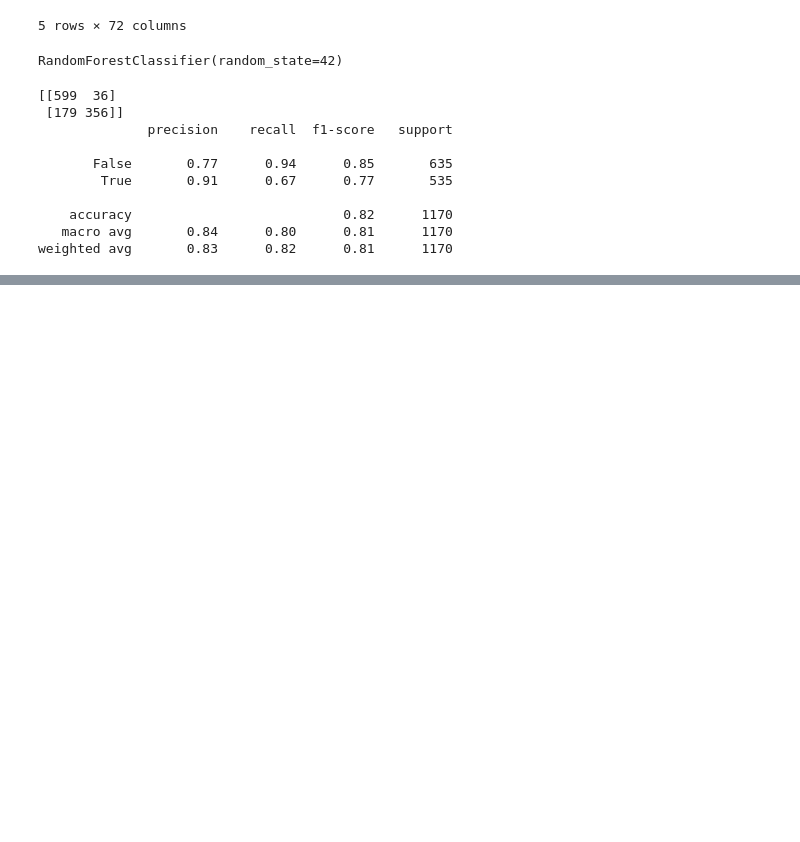
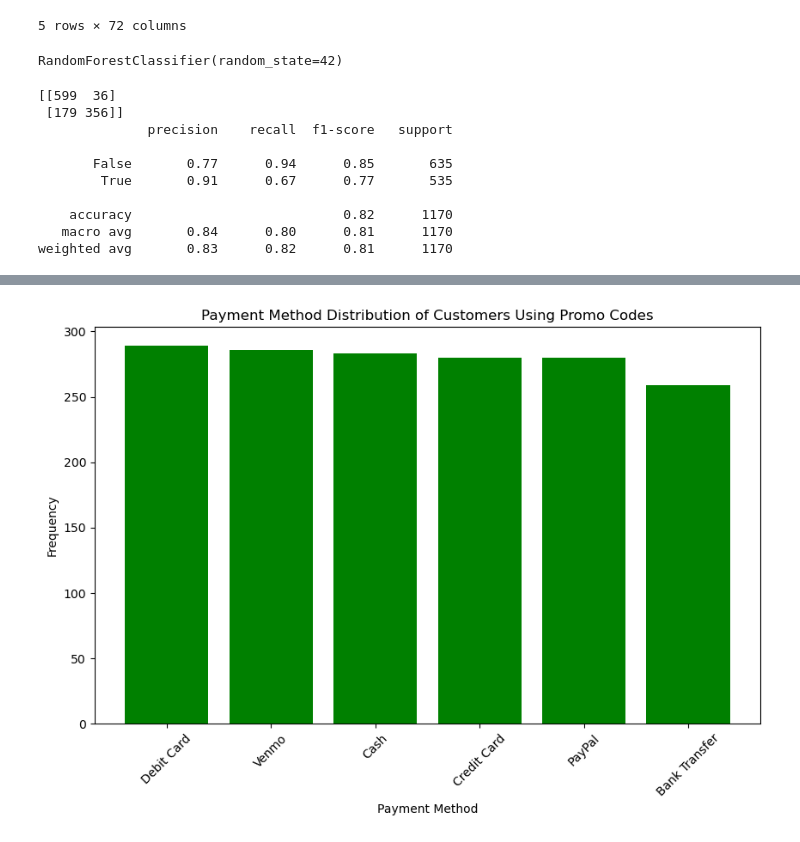
Before and after one commit to luisrodriguezror/project4, a Jupyter notebook: Promo Code.ipynb, the cells around one changed output, grey strips where cells are left out. Cells and saved outputs as stored; diff of their text form; code cells hidden in the pictures; blank space fills up the shorter version.

```diff
--- a/Promo Code.ipynb
+++ b/Promo Code.ipynb
@@ -160,0 +266,4 @@ weighted avg       0.83      0.82      0.81      1170
+# %%
+plot_bar(payment_method_distribution, 'Payment Method Distribution of Customers Using Promo Codes', 'Payment Method', 'Frequency', rotation=45)
+# %% [output]
+[figure, added]
```
Also changed, not shown: parts of 14 cells of this notebook, 1 other file.
